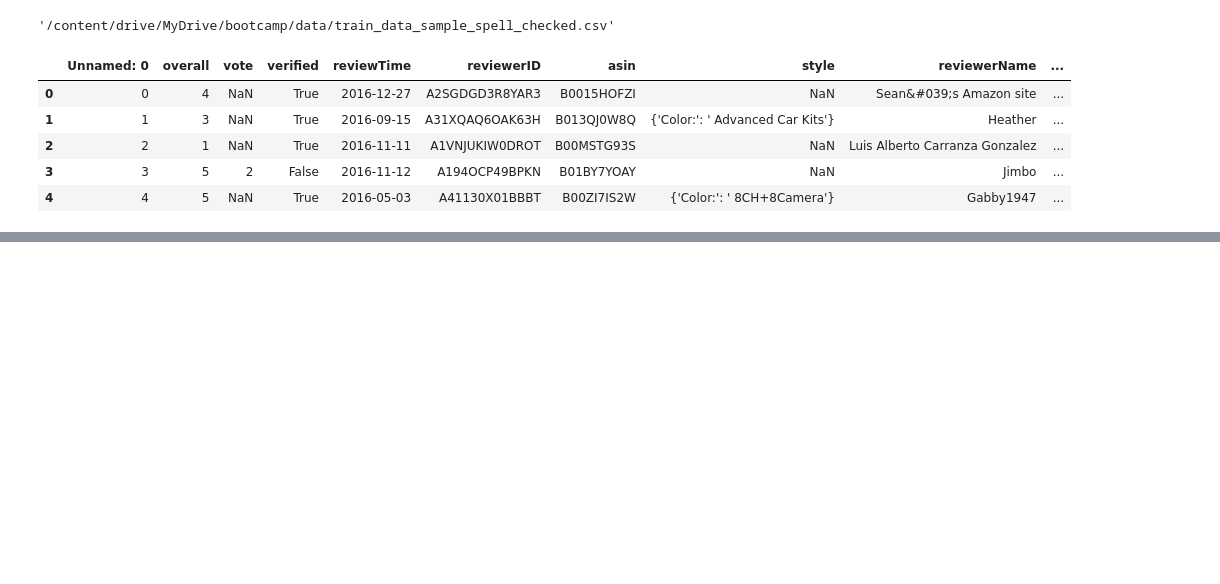
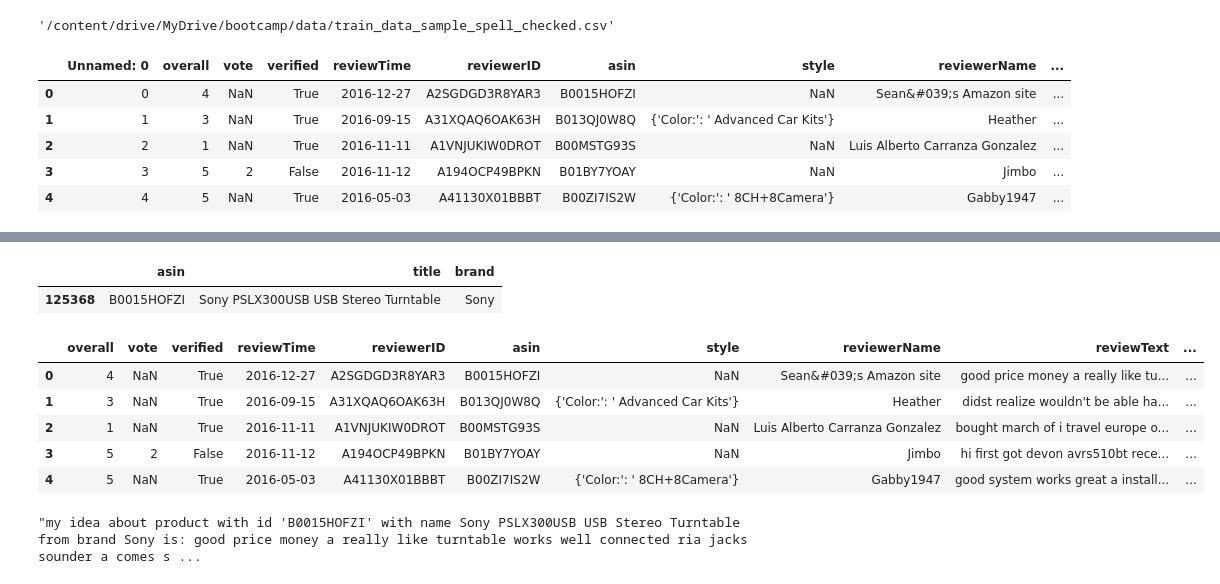
Before and after one commit to ahmadmolla1995/Quera_Bootcamp_Final_Project, a Jupyter notebook: Question2/Sentiment Analysis/Untitled5.ipynb, the cells around one changed output, grey strips where cells are left out. Drawn from its saved outputs; the diff is of its cells as text; code cells hidden in the pictures; blank space fills up the shorter version.

```diff
--- a/Question2/Sentiment Analysis/Untitled5.ipynb
+++ b/Question2/Sentiment Analysis/Untitled5.ipynb
@@ -386,0 +480,5 @@ train_data_sample_spell_checked.drop('Unnamed: 0', axis=1, inplace=True)
+# %%
+title_brand_path = f'{folder_path}/title_brand.csv'
+title_brand = pd.read_csv(title_brand_path)
+
+title_brand.head()
@@ -386,0 +492,15 @@ train_data_sample_spell_checked.drop('Unnamed: 0', axis=1, inplace=True)
+# %%
+title_brand[title_brand['asin'] == 'B0015HOFZI']
+# %% [output]
+|  | asin | title | brand |
+| 125368 | B0015HOFZI | Sony PSLX300USB USB Stereo Turntable | Sony |
+# %%
+train_data_sample_spell_checked = train_data_sample_spell_checked.merge(title_brand, on='asin', how='inner')
+train_data_sample_spell_checked.head()
+# %% [output]
+|  | overall | vote | verified | reviewTime | reviewerID | asin | style | reviewerName | reviewText | ... |
+| 0 | 4 | NaN | True | 2016-12-27 | A2SGDGD3R8YAR3 | B0015HOFZI | NaN | Sean&#039;s Amazon site | good price money a really like tu... | ... |
+| 1 | 3 | NaN | True | 2016-09-15 | A31XQAQ6OAK63H | B013QJ0W8Q | {'Color:': ' Advanced Car Kits'} | Heather | didst realize wouldn't be able ha... | ... |
+| 2 | 1 | NaN | True | 2016-11-11 | A1VNJUKIW0DROT | B00MSTG93S | NaN | Luis Alberto Carranza Gonzalez | bought march of i travel europe o... | ... |
+| 3 | 5 | 2 | False | 2016-11-12 | A194OCP49BPKN | B01BY7YOAY | NaN | Jimbo | hi first got devon avrs510bt rece... | ... |
+| 4 | 5 | NaN | True | 2016-05-03 | A41130X01BBBT | B00ZI7IS2W | {'Color:': ' 8CH+8Camera'} | Gabby1947 | good system works great a install... | ... |
@@ -386,0 +510,5 @@ train_data_sample_spell_checked.drop('Unnamed: 0', axis=1, inplace=True)
+# %%
+result = embed_product_info_in_comment(train_data_sample_spell_checked.iloc[0])
+result
+# %% [output]
+"my idea about product with id 'B0015HOFZI' with name Sony PSLX300USB USB Stereo Turntable from brand Sony is: good price money a really like turntable works well connected ria jacks sounder a comes s ...
```
Also changed, not shown: parts of 21 cells of this notebook, 1 other file.
